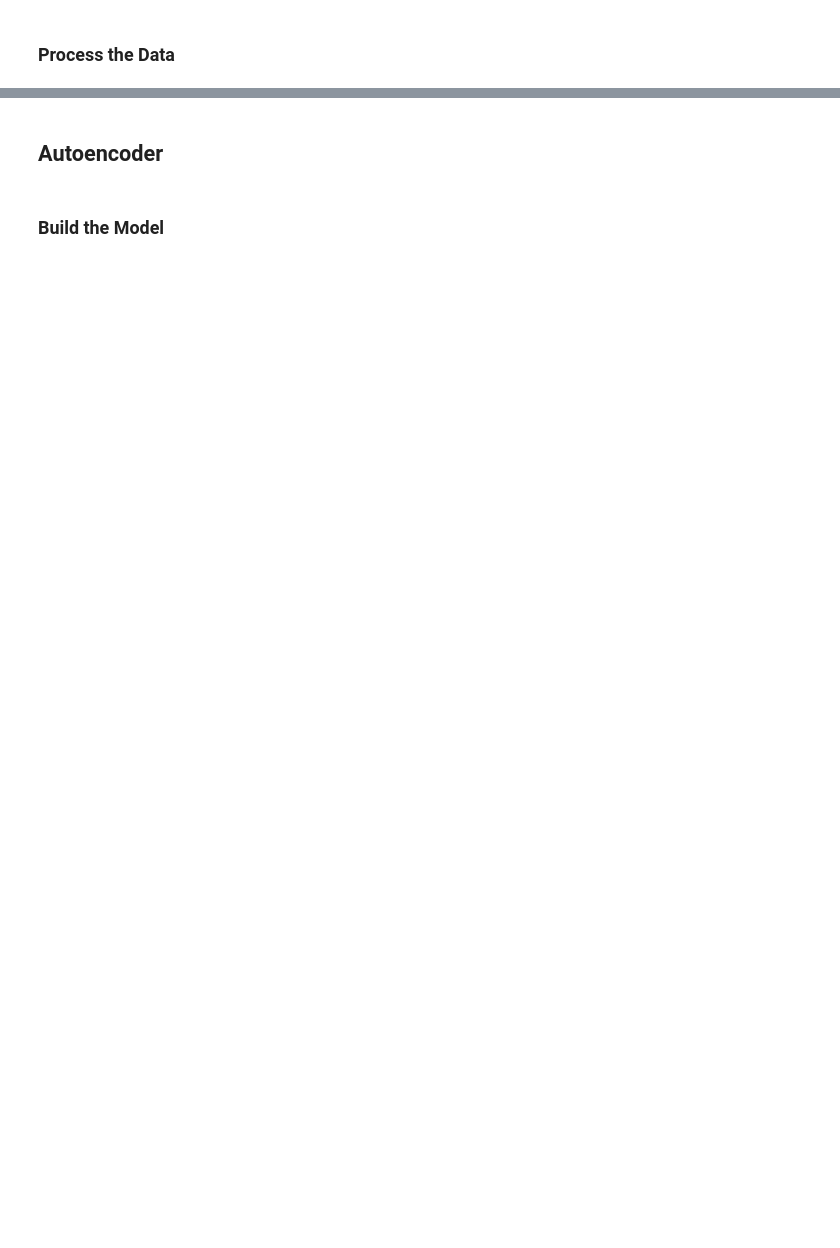
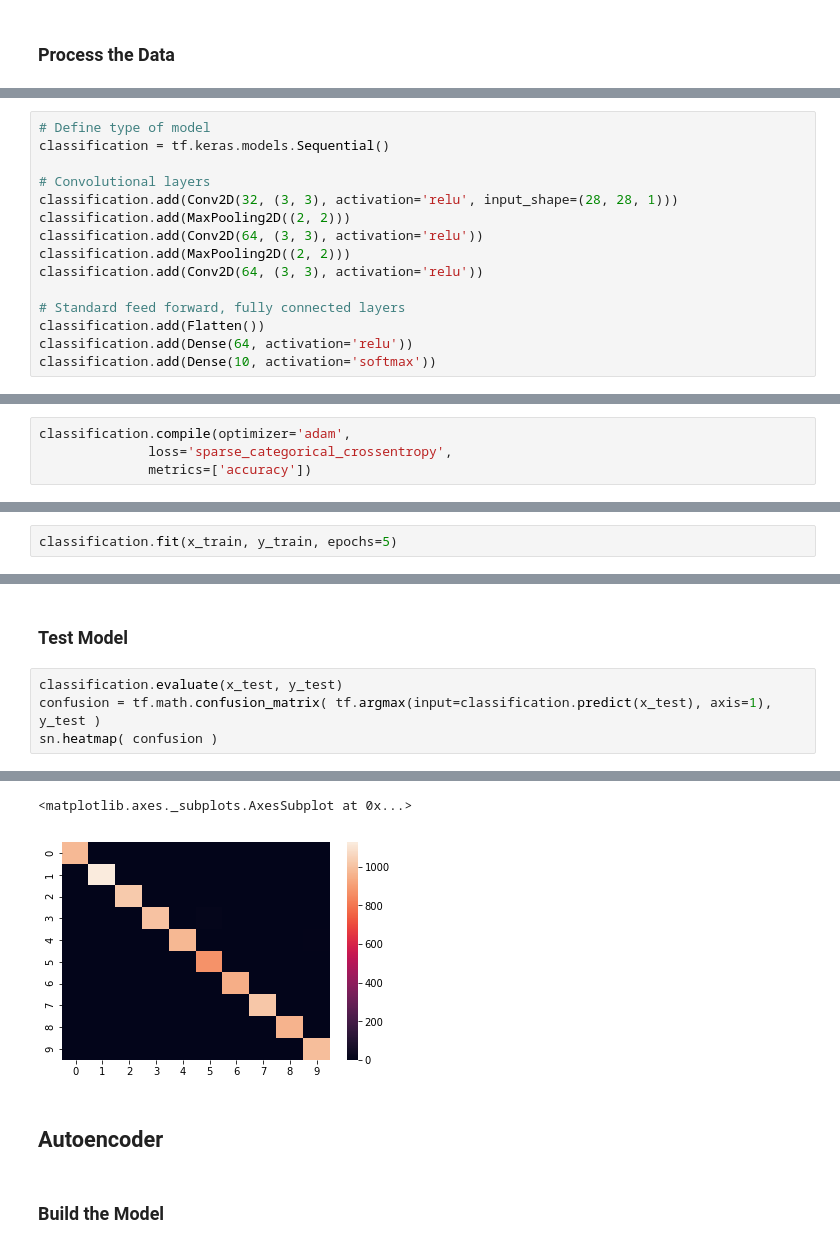
Before and after one commit to JoshFagan/ML_Voyage, a Jupyter notebook: Misc/hello_world_generation.ipynb, the cells around one changed output, grey strips where cells are left out. Saved outputs shown, nothing was run; the diff lists cells and outputs as text; blank space fills up the shorter version.

```diff
--- a/Misc/hello_world_generation.ipynb
+++ b/Misc/hello_world_generation.ipynb
@@ -83,0 +87,15 @@ x_train.shape
+# %%
+# Define type of model
+classification = tf.keras.models.Sequential()
+
+# Convolutional layers
+classification.add(Conv2D(32, (3, 3), activation='relu', input_shape=(28, 28, 1)))
+classification.add(MaxPooling2D((2, 2)))
+classification.add(Conv2D(64, (3, 3), activation='relu'))
+classification.add(MaxPooling2D((2, 2)))
+classification.add(Conv2D(64, (3, 3), activation='relu'))
+
+# Standard feed forward, fully connected layers
+classification.add(Flatten())
+classification.add(Dense(64, activation='relu'))
+classification.add(Dense(10, activation='softmax'))
@@ -83,0 +104,4 @@ x_train.shape
+# %%
+classification.compile(optimizer='adam',
+              loss='sparse_categorical_crossentropy',
+              metrics=['accuracy'])
@@ -83,0 +118,2 @@ x_train.shape
+# %%
+classification.fit(x_train, y_train, epochs=5)
@@ -83,0 +133,7 @@ x_train.shape
+# %% [markdown]
+### Test Model
+# %%
+classification.evaluate(x_test, y_test)
+confusion = tf.math.confusion_matrix( tf.argmax(input=classification.predict(x_test), axis=1), y_test )
+sn.heatmap( confusion )
+# %% [output]
@@ -84,3 +141,5 @@ x_train.shape
+<matplotlib.axes._subplots.AxesSubplot at 0x...>
+[figure, added]
 # %% [markdown]
 ## Autoencoder
 # %% [markdown]
```
Also changed, not shown: parts of 21 cells of this notebook, 2 other files.
